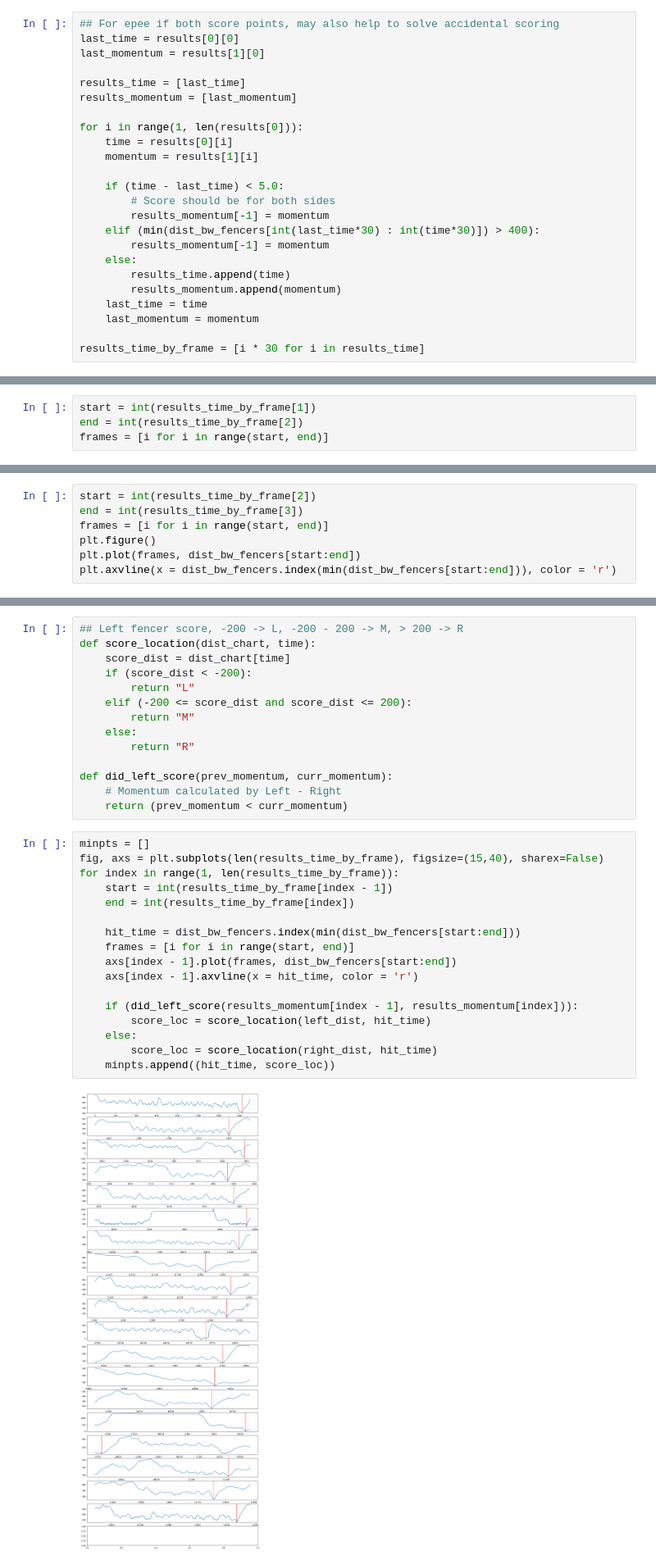
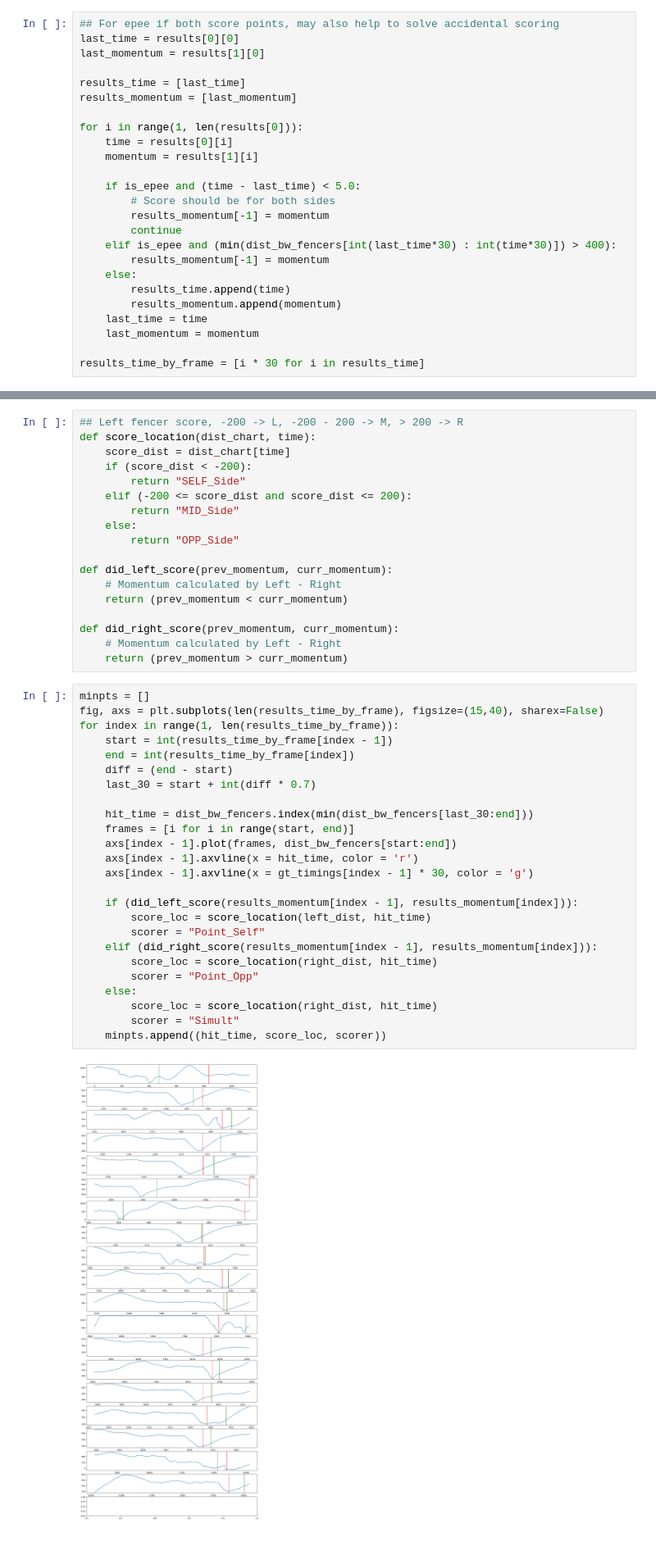
Before and after one commit to nwhloo99/FencingCV, a Jupyter notebook: Processing OCR and Alphapose data.ipynb, the cells around one changed output, grey strips where cells are left out. Shown at 82% size. Drawn from its saved outputs; the diff is of its cells as text; blank space fills up the shorter version.

```diff
--- a/Processing OCR and Alphapose data.ipynb
+++ b/Processing OCR and Alphapose data.ipynb
@@ -86,10 +92,11 @@ for i in range(1, len(results[0])):
     time = results[0][i]
     momentum = results[1][i]
 
-    if (time - last_time) < 5.0:
+    if is_epee and (time - last_time) < 5.0:
         # Score should be for both sides
         results_momentum[-1] = momentum
-    elif (min(dist_bw_fencers[int(last_time*30) : int(time*30)]) > 400):
+        continue
+    elif is_epee and (min(dist_bw_fencers[int(last_time*30) : int(time*30)]) > 400):
         results_momentum[-1] = momentum
     else:
         results_time.append(time)
@@ -125,4 +146,0 @@ plt.axvline(x = dist_bw_fencers.index(min(dist_bw_fencers[start:end])), color =
-# %%
-start = int(results_time_by_frame[1])
-end = int(results_time_by_frame[2])
-frames = [i for i in range(start, end)]
@@ -136,7 +146,0 @@ plt.axvline(x = dist_bw_fencers.index(min(dist_bw_fencers[start:end])), color =
-# %%
-start = int(results_time_by_frame[2])
-end = int(results_time_by_frame[3])
-frames = [i for i in range(start, end)]
-plt.figure()
-plt.plot(frames, dist_bw_fencers[start:end])
-plt.axvline(x = dist_bw_fencers.index(min(dist_bw_fencers[start:end])), color = 'r')
@@ -150,34 +151,46 @@ plt.axvline(x = dist_bw_fencers.index(min(dist_bw_fencers[start:end])), color =
 def score_location(dist_chart, time):
     score_dist = dist_chart[time]
     if (score_dist < -200):
-        return "L"
+        return "SELF_Side"
     elif (-200 <= score_dist and score_dist <= 200):
-        return "M"
+        return "MID_Side"
     else:
-        return "R"
+        return "OPP_Side"
 
 def did_left_score(prev_momentum, curr_momentum):
     # Momentum calculated by Left - Right
     return (prev_momentum < curr_momentum)
+
+def did_right_score(prev_momentum, curr_momentum):
+    # Momentum calculated by Left - Right
+    return (prev_momentum > curr_momentum)
 # %%
 minpts = []
 fig, axs = plt.subplots(len(results_time_by_frame), figsize=(15,40), sharex=False)
 for index in range(1, len(results_time_by_frame)):
     start = int(results_time_by_frame[index - 1])
     end = int(results_time_by_frame[index])
+    diff = (end - start)
+    last_30 = start + int(diff * 0.7)
 
-    hit_time = dist_bw_fencers.index(min(dist_bw_fencers[start:end]))
+    hit_time = dist_bw_fencers.index(min(dist_bw_fencers[last_30:end]))
     frames = [i for i in range(start, end)]
     axs[index - 1].plot(frames, dist_bw_fencers[start:end])
     axs[index - 1].axvline(x = hit_time, color = 'r')
+    axs[index - 1].axvline(x = gt_timings[index - 1] * 30, color = 'g')
 
     if (did_left_score(results_momentum[index - 1], results_momentum[index])):
         score_loc = score_location(left_dist, hit_time)
+        scorer = "Point_Self"
+    elif (did_right_score(results_momentum[index - 1], results_momentum[index])):
+        score_loc = score_location(right_dist, hit_time)
+        scorer = "Point_Opp"
     else:
         score_loc = score_location(right_dist, hit_time)
-    minpts.append((hit_time, score_loc))
+        scorer = "Simult"
+    minpts.append((hit_time, score_loc, scorer))
 # %% [output]
-[figure, old version]
+[figure, new version]
 # %%
 plt.title("Momentum Graph")
 plt.xlabel("Time (s)")
```
Also changed, not shown: parts of 26 cells of this notebook.
